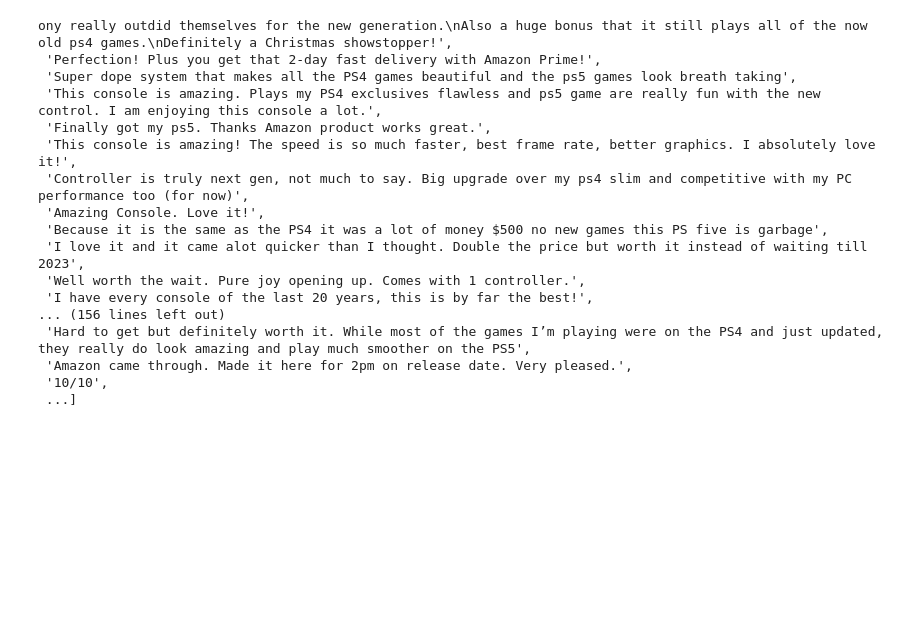
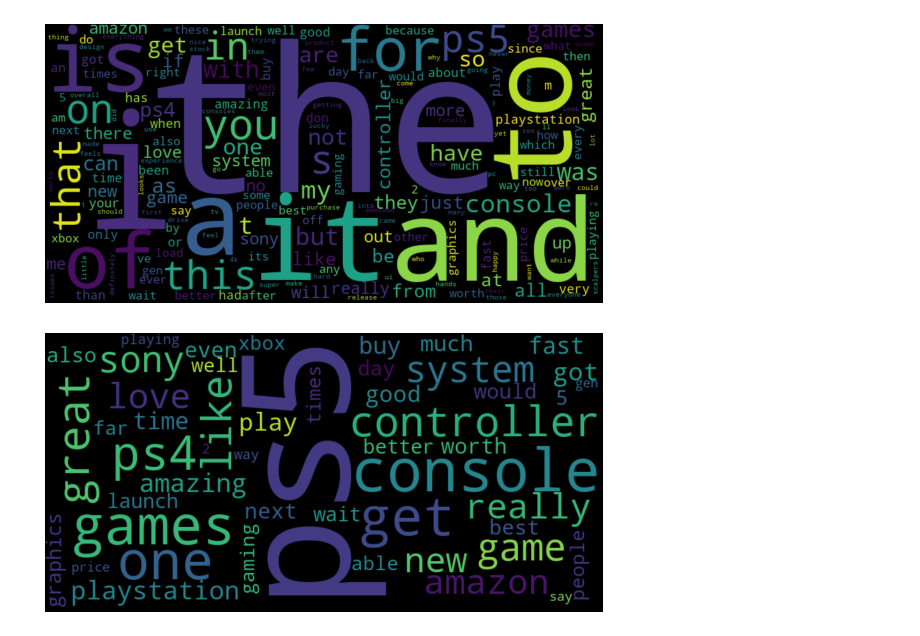
Before and after one commit to ahicks88/Portfolio, a Jupyter notebook: Natural Language Processing with Amazon Reviews.ipynb, the cells around one changed output. Drawn from its saved outputs; the diff is of its cells as text; code cells hidden in the pictures; blank space fills up the shorter version.

```diff
--- a/Natural Language Processing with Amazon Reviews.ipynb
+++ b/Natural Language Processing with Amazon Reviews.ipynb
@@ -81,11 +88,20 @@ soup = "".join(reviews)
 # Look at tail end of soup
 # print(soup[-100:])
 # %%
-tokenized_soup = word_tokenize(soup)
-summary_reviews = len(reviews);                     print('There are {} reviews in the dataset'.format(summary_reviews))
-summary_sentences = len(sent_tokenize(soup));       print('There are {} sentences in the dataset'.format(summary_sentences))
-summary_words = len(tokenized_soup);                print('There are {} words in the soup'.format(summary_words))
+# Transform data
+# tokenized_soup = word_tokenize(soup);
+tokenized_soup = re.findall('\w+', soup)
+tokenized_soup = [n.lower() for n in tokenized_soup]
 
-KPI_Avg_sent_review = round(summary_sentances/summary_reviews,2);       print('There is an average of {} sentences per review'.format(KPI_Avg_sent_review))
-KPI_Avge_word_review = round(summary_words/summary_reviews,2);          print('There is an average of {} words per review'.format(KPI_Avge_word_review))
+print('-' * 48)
+print('Dataset Summary')
+print('-' * 48)
+summary_reviews = len(reviews);                     print('There are {} reviews in the dataset'.format(summary_reviews));
+summary_sentences = len(sent_tokenize(soup));       print('There are {} sentences in the dataset'.format(summary_sentences));
+summary_words = len(tokenized_soup);                print('There are {} words in the soup'.format(summary_words));
+summary_distinctwords = len(set(tokenized_soup));   print('There are {} distinct words in the soup'.format(summary_distinctwords))
+
+print('-' * 48)
+KPI_Avg_sent_review = round(summary_sentences/summary_reviews,2);       print('There is an average of {} sentences per review'.format(KPI_Avg_sent_review));
+KPI_Avge_word_review = round(summary_words/summary_reviews,2);          print('There is an average of {} words per review'.format(KPI_Avge_word_review));
 # %% [output]
@@ -100,20 +118,25 @@ There is an average of 49.97 words per review
-# %%
-reviews
-# %% [output]
-ony really outdid themselves for the new generation.\nAlso a huge bonus that it still plays all of the now old ps4 games.\nDefinitely a Christmas showstopper!',
- 'Perfection! Plus you get that 2-day fast delivery with Amazon Prime!',
- 'Super dope system that makes all the PS4 games beautiful and the ps5 games look breath taking',
- 'This console is amazing. Plays my PS4 exclusives flawless and ps5 game are really fun with the new control. I am enjoying this console a lot.',
- 'Finally got my ps5. Thanks Amazon product works great.',
- 'This console is amazing! The speed is so much faster, best frame rate, better graphics. I absolutely love it!',
- 'Controller is truly next gen, not much to say. Big upgrade over my ps4 slim and competitive with my PC performance too (for now)',
- 'Amazing Console. Love it!',
- 'Because it is the same as the PS4 it was a lot of money $500 no new games this PS five is garbage',
- 'I love it and it came alot quicker than I thought. Double the price but worth it instead of waiting till 2023',
- 'Well worth the wait. Pure joy opening up. Comes with 1 controller.',
- 'I have every console of the last 20 years, this is by far the best!',
-... (156 lines left out)
- 'Hard to get but definitely worth it. While most of the games I’m playing were on the PS4 and just updated, they really do look amazing and play much smoother on the PS5',
- 'Amazon came through. Made it here for 2pm on release date. Very pleased.',
- '10/10',
- ...]
+# %%
+wordcloud = pd.DataFrame(set(list(zip(tokenized_soup, wordfreq)))).sort_values(1 ,ascending = False)[0:50]
+wc = wordcount.set_index(0).to_dict()[1]
+wc = WordCloud(width=800, height=400, max_words=200).generate_from_frequencies(wc)
+plt.figure(figsize=(10, 10))
+plt.imshow(wc, interpolation="bilinear")
+plt.axis('off')
+plt.show()
+# %% [output]
+[figure, added]
+# %%
+# Removing Stopwords
+wordcloud = pd.DataFrame(set(list(zip(tokenized_soup, wordfreq)))).sort_values(1 ,ascending = False)
+stop_words = stopwords.words('english')
+sentence = wordcloud.values.tolist()
+sentence = [[word, count] for word, count in sentence if word not in stop_words][0:50]
+
+wc = pd.DataFrame(sentence).set_index(0).to_dict()[1]
+wc = WordCloud(width=800, height=400, max_words=200).generate_from_frequencies(wc)
+plt.figure(figsize=(10, 10))
+plt.imshow(wc, interpolation="bilinear")
+plt.axis('off')
+plt.show()
+# %% [output]
+[figure, added]
```
Also changed, not shown: parts of 6 cells of this notebook.
